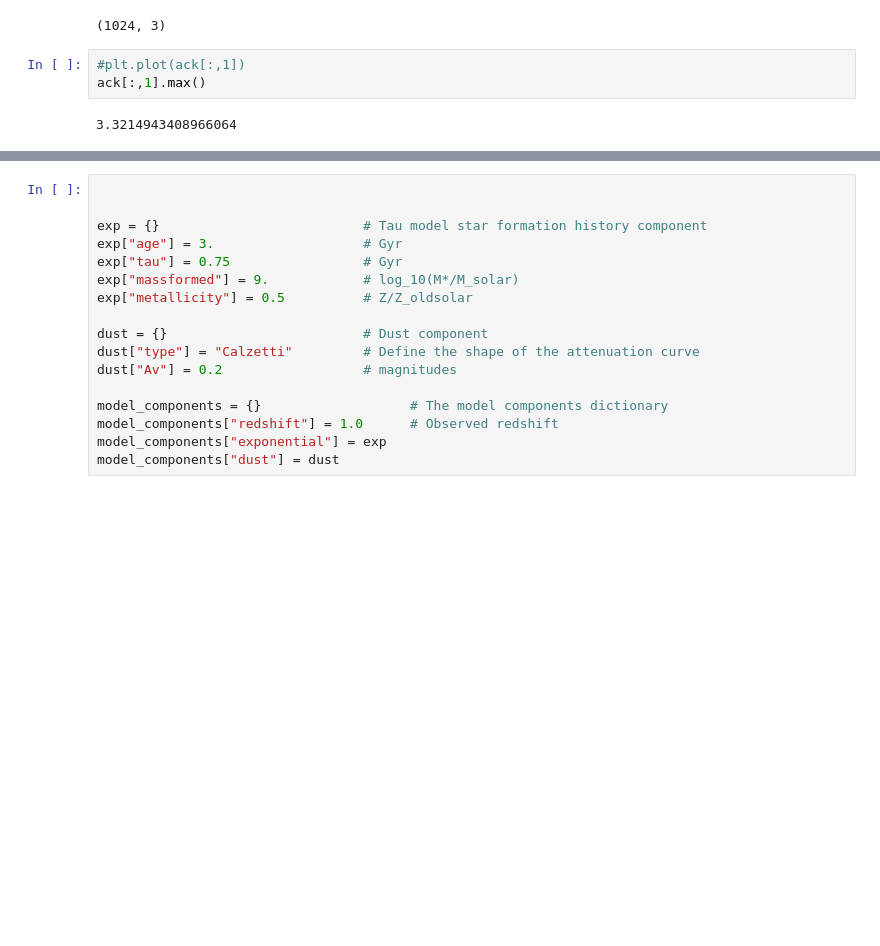
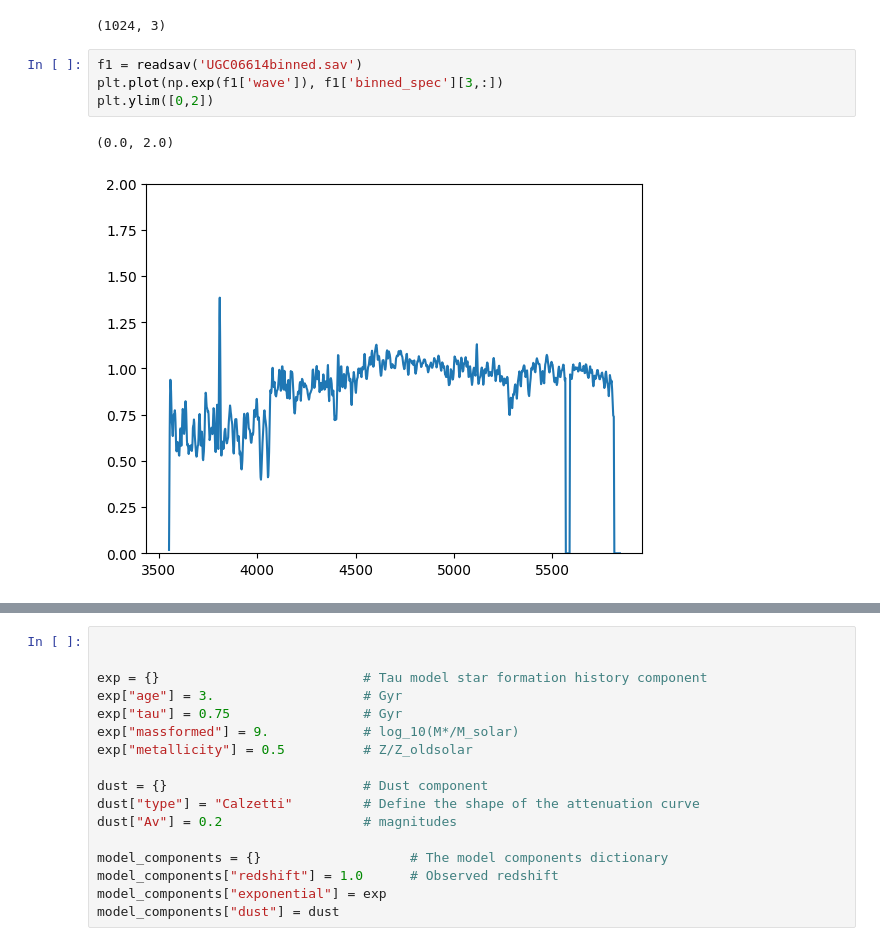
Before and after one commit to yoachim/glsbPaper, a Jupyter notebook: remake/load_spec.ipynb, the cells around one changed output, grey strips where cells are left out. Drawn from its saved outputs; the diff is of its cells as text; blank space fills up the shorter version.

```diff
--- a/remake/load_spec.ipynb
+++ b/remake/load_spec.ipynb
@@ -52,10 +67,12 @@ ack.shape
 # %% [output]
 (1024, 3)
 # %%
-#plt.plot(ack[:,1])
-ack[:,1].max()
+f1 = readsav('UGC06614binned.sav')
+plt.plot(np.exp(f1['wave']), f1['binned_spec'][3,:])
+plt.ylim([0,2])
 # %% [output]
-3.3214943408966064
+(0.0, 2.0)
+[figure, added]
 # %%
 # ok, we have a spectra loaded up. Not too shabby.
 ID_number = 0
```
Also changed, not shown: parts of 13 cells of this notebook, 1 other file.
